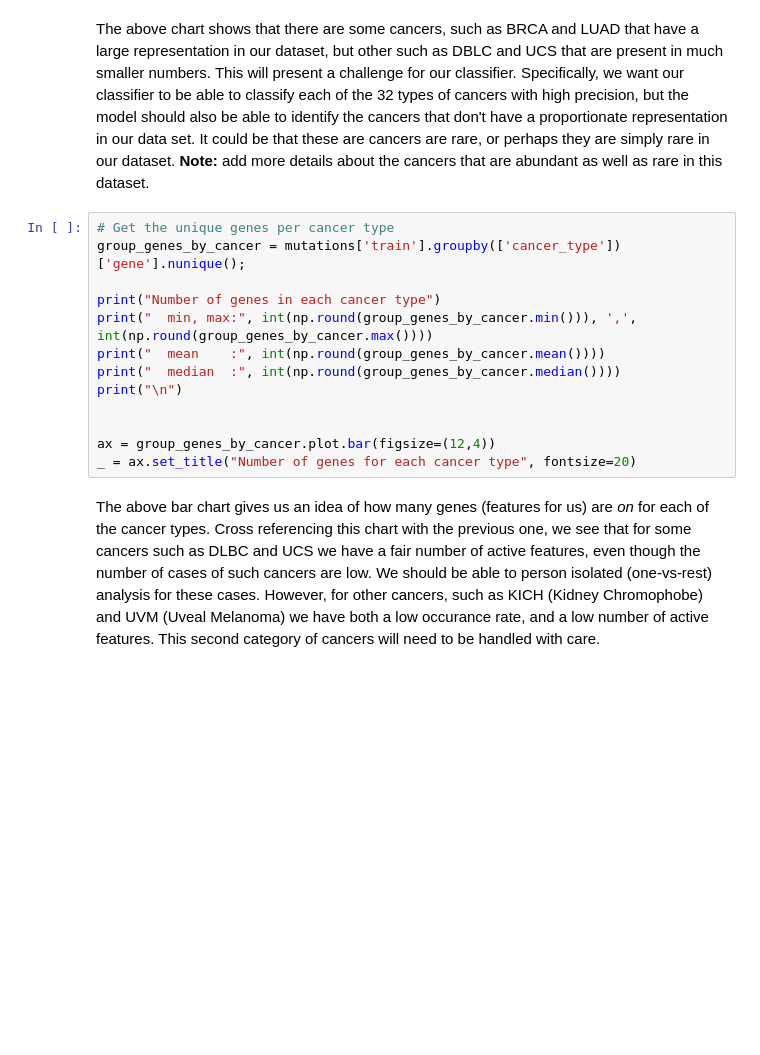
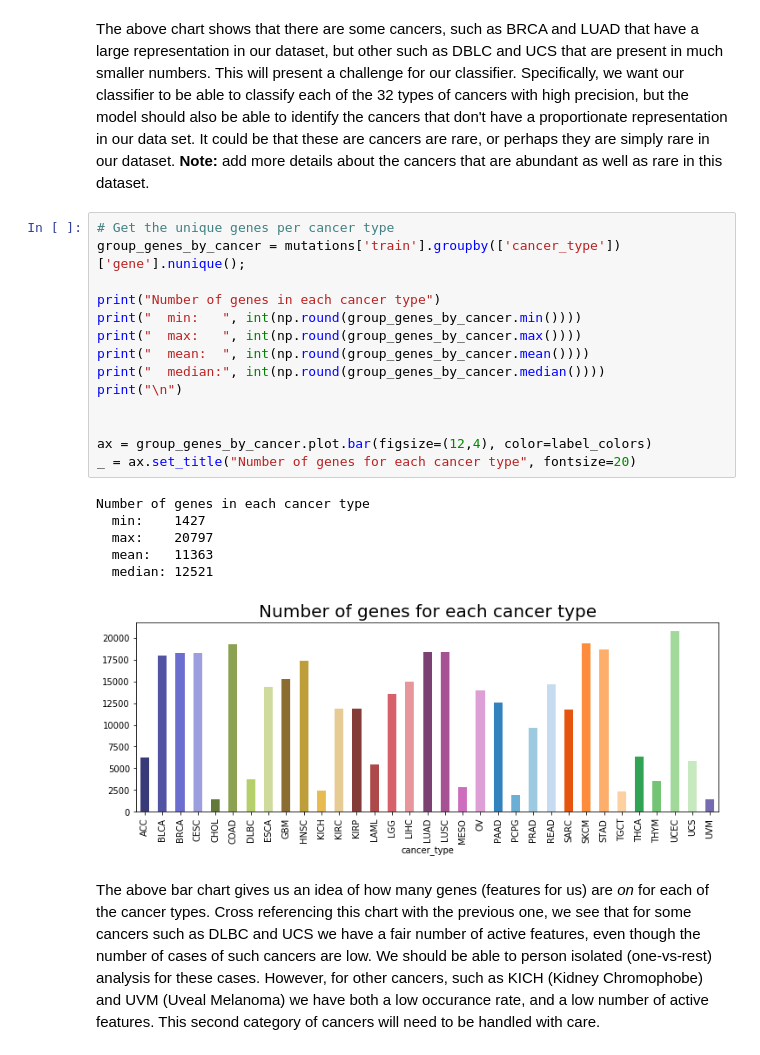
Before and after one commit to tonydisera/w207_6_sum19_g5_final_project, a Jupyter notebook: final_notebooks/02_feature_engineering.ipynb, the cells around one changed output. Drawn from its saved outputs; the diff is of its cells as text; blank space fills up the shorter version.

```diff
--- a/final_notebooks/02_feature_engineering.ipynb
+++ b/final_notebooks/02_feature_engineering.ipynb
@@ -173,16 +209,24 @@ The above chart shows that there are some cancers, such as BRCA and LUAD that ha
 # %%
 # Get the unique genes per cancer type
 group_genes_by_cancer = mutations['train'].groupby(['cancer_type'])['gene'].nunique();
 
 print("Number of genes in each cancer type")
-print("  min, max:", int(np.round(group_genes_by_cancer.min())), ',', int(np.round(group_genes_by_cancer.max())))
-print("  mean    :", int(np.round(group_genes_by_cancer.mean())))
-print("  median  :", int(np.round(group_genes_by_cancer.median())))
+print("  min:   ", int(np.round(group_genes_by_cancer.min())))
+print("  max:   ", int(np.round(group_genes_by_cancer.max())))
+print("  mean:  ", int(np.round(group_genes_by_cancer.mean())))
+print("  median:", int(np.round(group_genes_by_cancer.median())))
 print("\n")
 
 
-ax = group_genes_by_cancer.plot.bar(figsize=(12,4))
+ax = group_genes_by_cancer.plot.bar(figsize=(12,4), color=label_colors)
 _ = ax.set_title("Number of genes for each cancer type", fontsize=20)
+# %% [output]
+Number of genes in each cancer type
+  min:    1427
+  max:    20797
+  mean:   11363
+  median: 12521
+[figure, added]
 # %% [markdown]
 The above bar chart gives us an idea of how many genes (features for us) are _on_ for each of the cancer types. Cross referencing this chart with the previous one, we see that for some cancers such as DLBC and UCS we have a fair number of active features, even though the number of cases of such cancers are low. We should be able to person isolated (one-vs-rest) analysis for these cases. However, for other cancers, such as KICH (Kidney Chromophobe) and UVM (Uveal Melanoma) we have both a low occurance rate, and a low number of active features. This second category of cancers will need to be handled with care.
 # %% [markdown]
```
Also changed, not shown: parts of 14 cells of this notebook, 3 other files.
